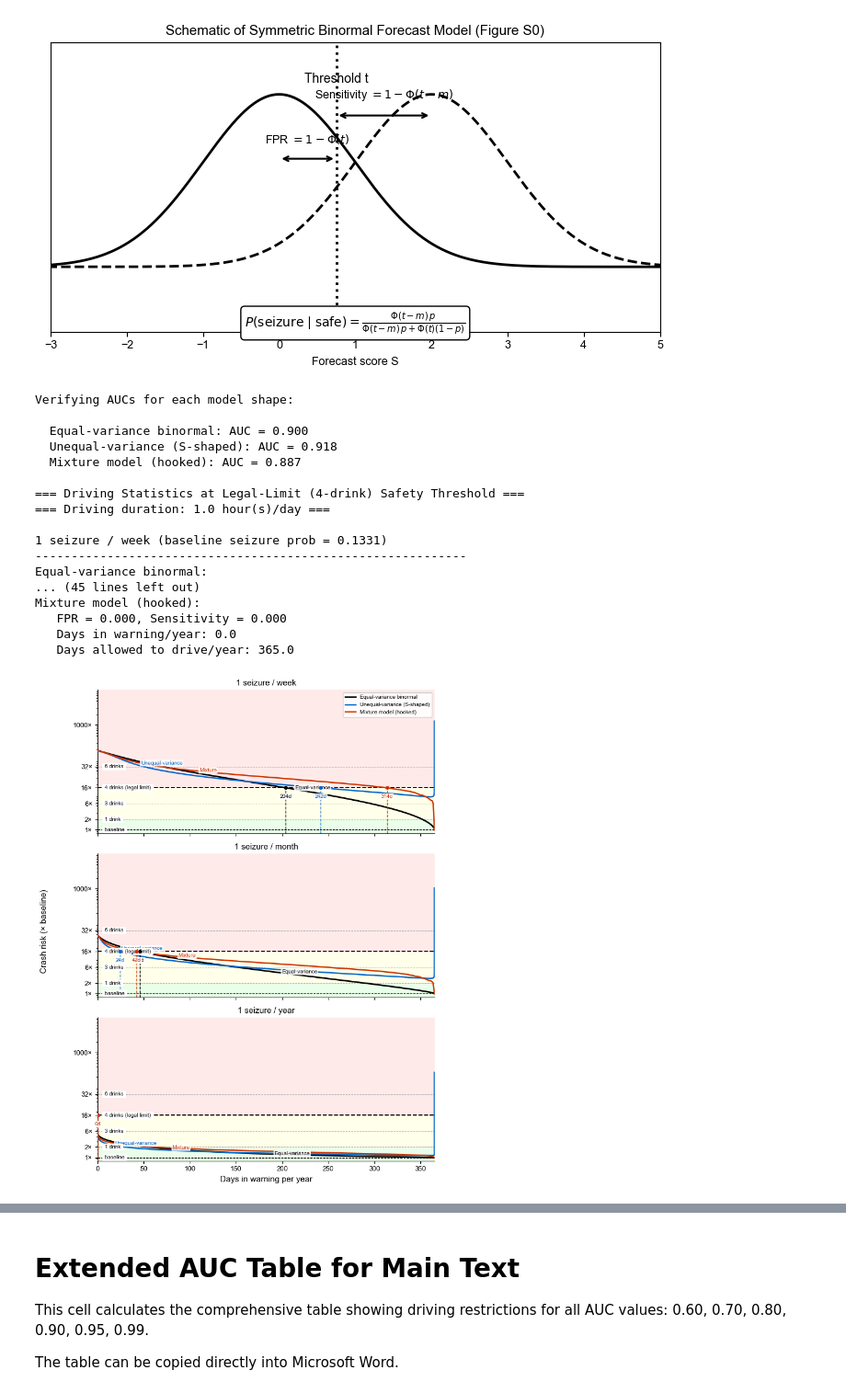
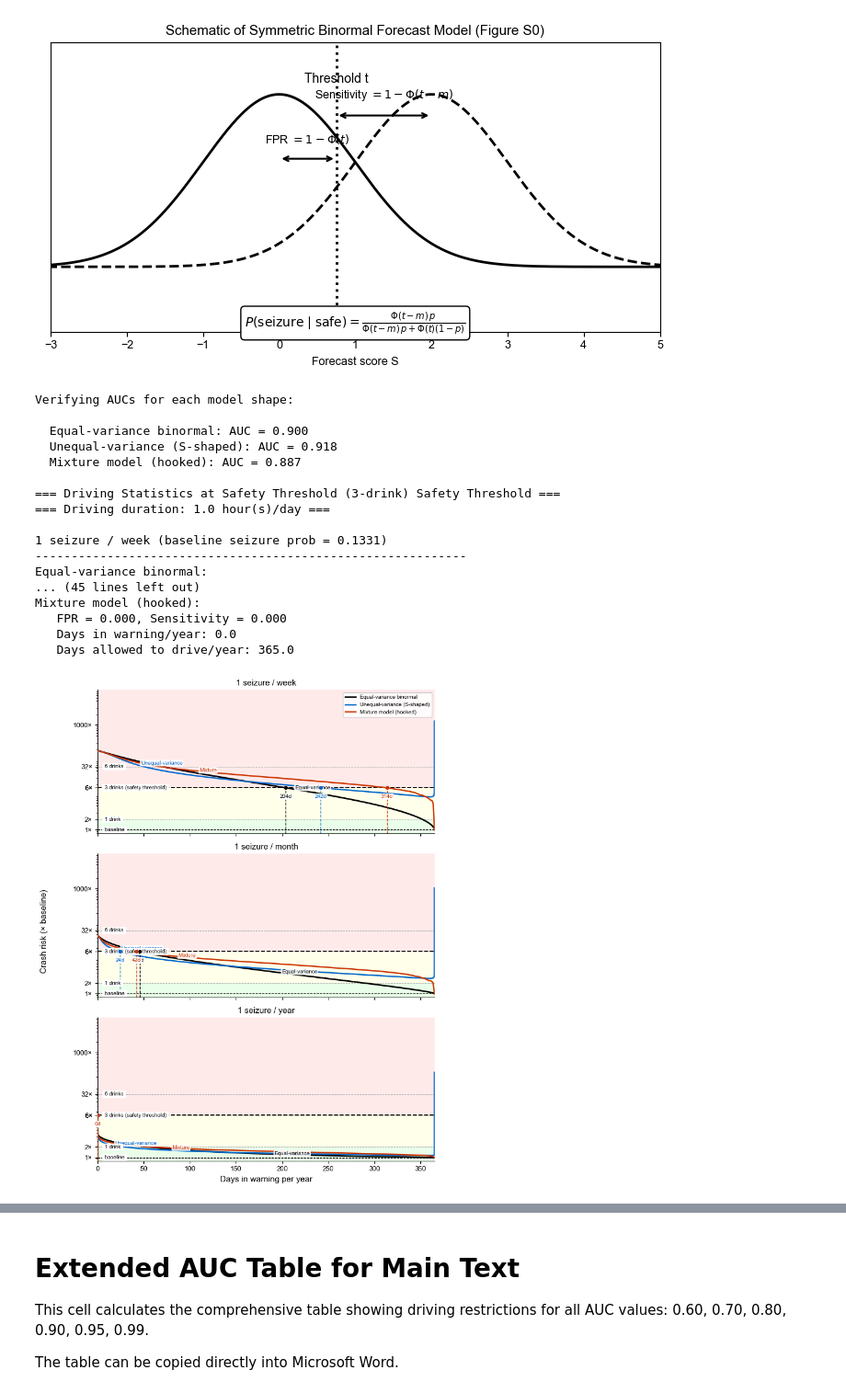
Before and after one commit to bdsp-core/seizure_forecasting_crash_analysis, a Jupyter notebook: crashes_vs_TiW.ipynb, the cells around one changed output, grey strips where cells are left out. Shown at 92% size. Saved outputs shown, nothing was run; the diff lists cells and outputs as text; code cells hidden in the pictures.

```diff
--- a/crashes_vs_TiW.ipynb
+++ b/crashes_vs_TiW.ipynb
@@ -287,7 +287,7 @@ for r, label in zip(R, R_labels):
         s_sorted = s_ana[idx_sort]
         f_sorted = f_ana[idx_sort]
 
-        idx_cross = np.where(pc_sorted < p4/p0)[0]
+        idx_cross = np.where(pc_sorted < p3/p0)[0]
         if len(idx_cross) > 0:
             idx_cross = idx_cross[0]
             s_cross = s_sorted[idx_cross]
@@ -311,7 +311,7 @@ for r, label in zip(R, R_labels):
         s_sorted = s_ana[idx_sort]
         f_sorted = f_ana[idx_sort]
 
-        idx_cross = np.where(pc_sorted < p4/p0)[0]
+        idx_cross = np.where(pc_sorted < p3/p0)[0]
         if len(idx_cross) > 0:
             idx_cross = idx_cross[0]
             s_cross = s_sorted[idx_cross]
@@ -456,7 +456,7 @@ for driving_hours in driving_hours_list:
             s_sorted = s_ana[idx_sort]
             f_sorted = f_ana[idx_sort]
 
-            idx_cross = np.where(pc_sorted < p4/p0)[0]
+            idx_cross = np.where(pc_sorted < p3/p0)[0]
             if len(idx_cross) > 0:
                 idx_cross = idx_cross[0]
                 s_cross = s_sorted[idx_cross]
@@ -480,7 +480,7 @@ for driving_hours in driving_hours_list:
             s_sorted = s_ana[idx_sort]
             f_sorted = f_ana[idx_sort]
 
-            idx_cross = np.where(pc_sorted < p4/p0)[0]
+            idx_cross = np.where(pc_sorted < p3/p0)[0]
             if len(idx_cross) > 0:
                 idx_cross = idx_cross[0]
                 s_cross = s_sorted[idx_cross]
@@ -571,7 +571,7 @@ print('FIGURE LEGEND:')
 print('='*80)
 print()
 print('Figure 1. Annual driving days permitted under forecasting-based driving policy')
-print('to maintain crash risk below legal intoxication threshold (16× baseline).')
+print('to maintain crash risk below legal intoxication threshold (6× baseline).')
 print()
 print('Left panel: 30 minutes of driving per day. Right panel: 2 hours of driving per day.')
 print('Curves show the relationship between forecasting algorithm performance (AUC)')
@@ -636,7 +636,7 @@ for driving_hours in driving_hours_list:
             idx_sort = np.argsort(dw)
             dw_sorted = dw[idx_sort]
             pc_sorted = pc_rel[idx_sort]
-            idx_cross = np.where(pc_sorted < p4/p0)[0]
+            idx_cross = np.where(pc_sorted < p3/p0)[0]
             if len(idx_cross) > 0:
                 min_dw = dw_sorted[idx_cross[0]]
             else:
@@ -720,7 +720,7 @@ for col, driving_hours in enumerate(driving_hours_list):
         )
 
 # Y-axis label only on left panel
-axes[0].set_ylabel('Minimum days in warning per year\n(to reach legal-limit crash risk)', fontsize=10)
+axes[0].set_ylabel('Minimum days in warning per year\n(to reach safety threshold crash risk)', fontsize=10)
 
 fig2.tight_layout()
 fig2.savefig('Figure_S3.pdf', facecolor='white', bbox_inches='tight')
@@ -830,7 +830,7 @@ R_labels = ['1 seizure / week', '1 seizure / month', '1 seizure / year']
 p0 = 1.5e-5
 p1 = p0 * 2**(0.02/0.02)   # 1 drink
 p3 = p0 * 2**(0.05/0.02)   # 3 drinks
-p4 = p0 * 2**(0.08/0.02)   # 4 drinks (legal limit)
+p3 = p0 * 2**(0.08/0.02)   # 3 drinks (safety threshold)
 p6 = p0 * 2**(0.12/0.02)   # 6 drinks
 
 y_limits = [0.8, 1e4]
@@ -1026,7 +1026,7 @@ print()
 
 fig, axes = plt.subplots(3, 1, figsize=(7.5, 9.5), sharex=True)
 
-print('=== Driving Statistics at Legal-Limit (4-drink) Safety Threshold ===')
+print('=== Driving Statistics at Safety Threshold (3-drink) Safety Threshold ===')
 print(f'=== Driving duration: {DRIVING_HOURS} hour(s)/day ===\n')
 
 for j, (r, ax) in enumerate(zip(R, axes)):
@@ -1036,15 +1036,15 @@ for j, (r, ax) in enumerate(zip(R, axes)):
     print('-' * 60)
 
     # Colored bands
-    ax.axhspan(p4/p0, y_limits[1], facecolor='#ffcccc', alpha=0.4, zorder=0)  # unsafe
-    ax.axhspan(p1/p0, p4/p0, facecolor='#ffffcc', alpha=0.4, zorder=0)        # caution
+    ax.axhspan(p3/p0, y_limits[1], facecolor='#ffcccc', alpha=0.4, zorder=0)  # unsafe
+    ax.axhspan(p1/p0, p3/p0, facecolor='#ffffcc', alpha=0.4, zorder=0)        # caution
     ax.axhspan(y_limits[0], p1/p0, facecolor='#ccffcc', alpha=0.4, zorder=0)  # safe
 
     # Reference lines
     ax.axhline(y=1,     color='k',     linestyle='--', linewidth=0.8, zorder=1)
     ax.axhline(y=p1/p0, color='0.7',   linestyle='--', linewidth=0.7, zorder=1)
     ax.axhline(y=p3/p0, color='0.7',   linestyle='--', linewidth=0.7, zorder=1)
-    ax.axhline(y=p4/p0, color='black', linestyle='--', linewidth=1.4, zorder=2)
+    ax.axhline(y=p3/p0, color='black', linestyle='--', linewidth=1.4, zorder=2)
     ax.axhline(y=p6/p0, color='0.7',   linestyle='--', linewidth=0.7, zorder=1)
 
     crossing_info = []
@@ -1064,7 +1064,7 @@ for j, (r, ax) in enumerate(zip(R, axes)):
                 color=cfg["color"], linewidth=cfg["linewidth"], zorder=3)
 
         # Find crossing point at legal limit
-        idx_cross = np.where(pc_rel < p4/p0)[0]
+        idx_cross = np.where(pc_rel < p3/p0)[0]
         if len(idx_cross) > 0:
             idx_cross = idx_cross[0]
             dw_cross = days_warn[idx_cross]
@@ -1097,10 +1097,10 @@ for j, (r, ax) in enumerate(zip(R, axes)):
 
     # Plot crossing markers
     for dw_cross, name, s_cross, f_cross, color in crossing_info:
-        ax.plot([dw_cross, dw_cross], [y_limits[0], p4/p0],
+        ax.plot([dw_cross, dw_cross], [y_limits[0], p3/p0],
                 '--', color=color, linewidth=1.0, zorder=4)
-        ax.plot(dw_cross, p4/p0, 'o', color=color, markersize=4, zorder=7)
-        ax.text(dw_cross, p4/p0 * 0.65, f'{dw_cross:.0f}d',
+        ax.plot(dw_cross, p3/p0, 'o', color=color, markersize=4, zorder=7)
+        ax.text(dw_cross, p3/p0 * 0.65, f'{dw_cross:.0f}d',
                 fontsize=7, ha='center', va='top', color=color,
                 bbox=dict(boxstyle='round,pad=0.15', facecolor='white',
                           edgecolor='none', alpha=0.9), zorder=8)
@@ -1120,14 +1120,14 @@ for j, (r, ax) in enumerate(zip(R, axes)):
             bbox=dict(boxstyle='round,pad=0.2', facecolor='white', edgecolor='none'), zorder=5)
     ax.text(6, p3/p0,  ' 3 drinks ',              fontsize=7, va='center',
             bbox=dict(boxstyle='round,pad=0.2', facecolor='white', edgecolor='none'), zorder=5)
-    ax.text(6, p4/p0,  ' 4 drinks (legal limit) ',fontsize=7, va='center',
+    ax.text(6, p3/p0,  ' 3 drinks (safety threshold) ',fontsize=7, va='center',
             bbox=dict(boxstyle='round,pad=0.2', facecolor='white', edgecolor='none'), zorder=5)
     ax.text(6, p6/p0,  ' 6 drinks ',              fontsize=7, va='center',
             bbox=dict(boxstyle='round,pad=0.2', facecolor='white', edgecolor='none'), zorder=5)
 
     # Y-ticks as multiples
-    ax.set_yticks([1, p1/p0, p3/p0, p4/p0, p6/p0, 1e3])
-    ax.set_yticklabels(['1×', '2×', '6×', '16×', '32×', '1000×'])
+    ax.set_yticks([1, p1/p0, p3/p0, p3/p0, p6/p0, 1e3])
+    ax.set_yticklabels(['1×', '2×', '6×', '6×', '32×', '1000×'])
 
     # Legend only on first panel
     if j == 0:
@@ -1184,35 +1184,35 @@ ax.spines['right'].set_visible(False)
 ax.set_aspect('equal')
 
 fig.tight_layout()
 fig.savefig('Figure_S6.pdf', facecolor='white', bbox_inches='tight')
 fig.savefig('Figure_S6.png', facecolor='white', bbox_inches='tight', dpi=300)
 plt.show()
 
 # %% [markdown]
 # ## Summary
 #
 # PDFs saved:
 # - `Figure_S6.pdf` - Main figure (drink-equivalent visualization, 1 hr driving/day)
 # - `Figure_S6.pdf` - ROC curves for reference
 # %% [output]
 Verifying AUCs for each model shape:
 
   Equal-variance binormal: AUC = 0.900
   Unequal-variance (S-shaped): AUC = 0.918
   Mixture model (hooked): AUC = 0.887
 
-=== Driving Statistics at Legal-Limit (4-drink) Safety Threshold ===
+=== Driving Statistics at Safety Threshold (3-drink) Safety Threshold ===
 === Driving duration: 1.0 hour(s)/day ===
 
 1 seizure / week (baseline seizure prob = 0.1331)
 ------------------------------------------------------------
 Equal-variance binormal:
 ... (45 lines left out)
 Mixture model (hooked):
    FPR = 0.000, Sensitivity = 0.000
    Days in warning/year: 0.0
    Days allowed to drive/year: 365.0
-[figure, old version]
+[figure, new version]
 [figure]
 # %% [markdown]
 # Extended AUC Table for Main Text
```
Also changed, not shown: parts of 5 cells of this notebook, 11 other files.
